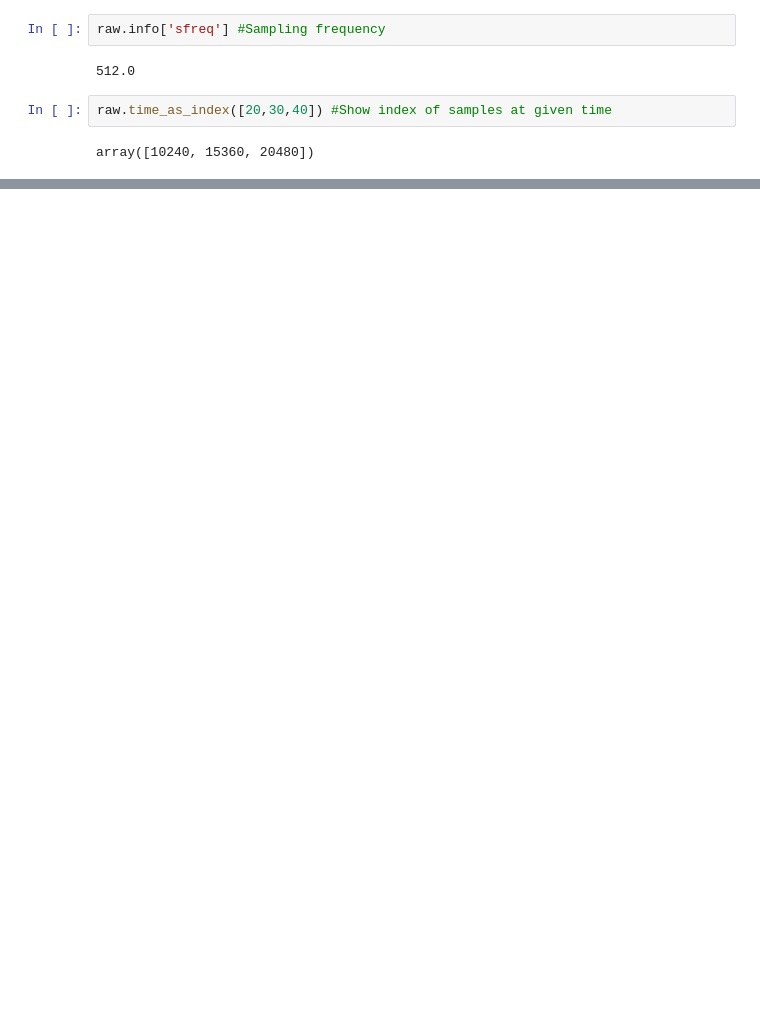
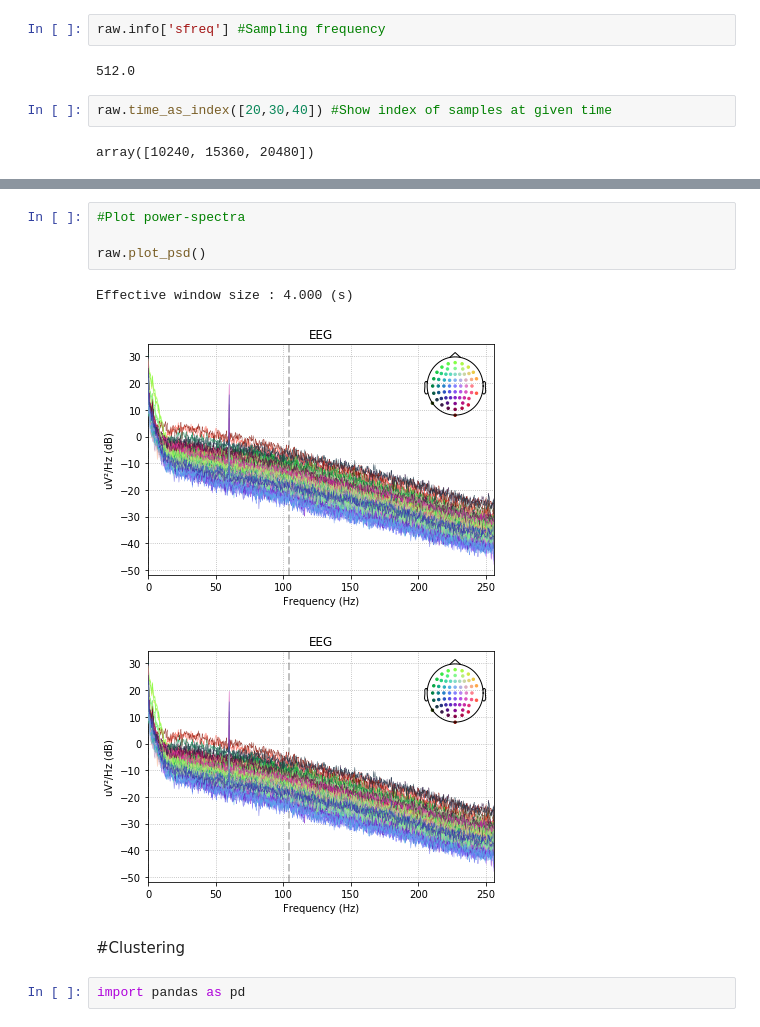
Before and after one commit to ashwinvaswani/Music-from-EEG, a Jupyter notebook: code/notebooks/Music_test.ipynb, the cells around one changed output, grey strips where cells are left out. Cells and saved outputs as stored; diff of their text form; blank space fills up the shorter version.

```diff
--- a/code/notebooks/Music_test.ipynb
+++ b/code/notebooks/Music_test.ipynb
@@ -94,0 +132,12 @@ start_stop_seconds = np.array([11,13])
+# %%
+#Plot power-spectra
+
+raw.plot_psd()
+# %% [output]
+Effective window size : 4.000 (s)
+[figure, added]
+[figure, added]
+# %% [markdown]
+#Clustering
+# %%
+import pandas as pd
```
Also changed, not shown: parts of 30 cells of this notebook.
